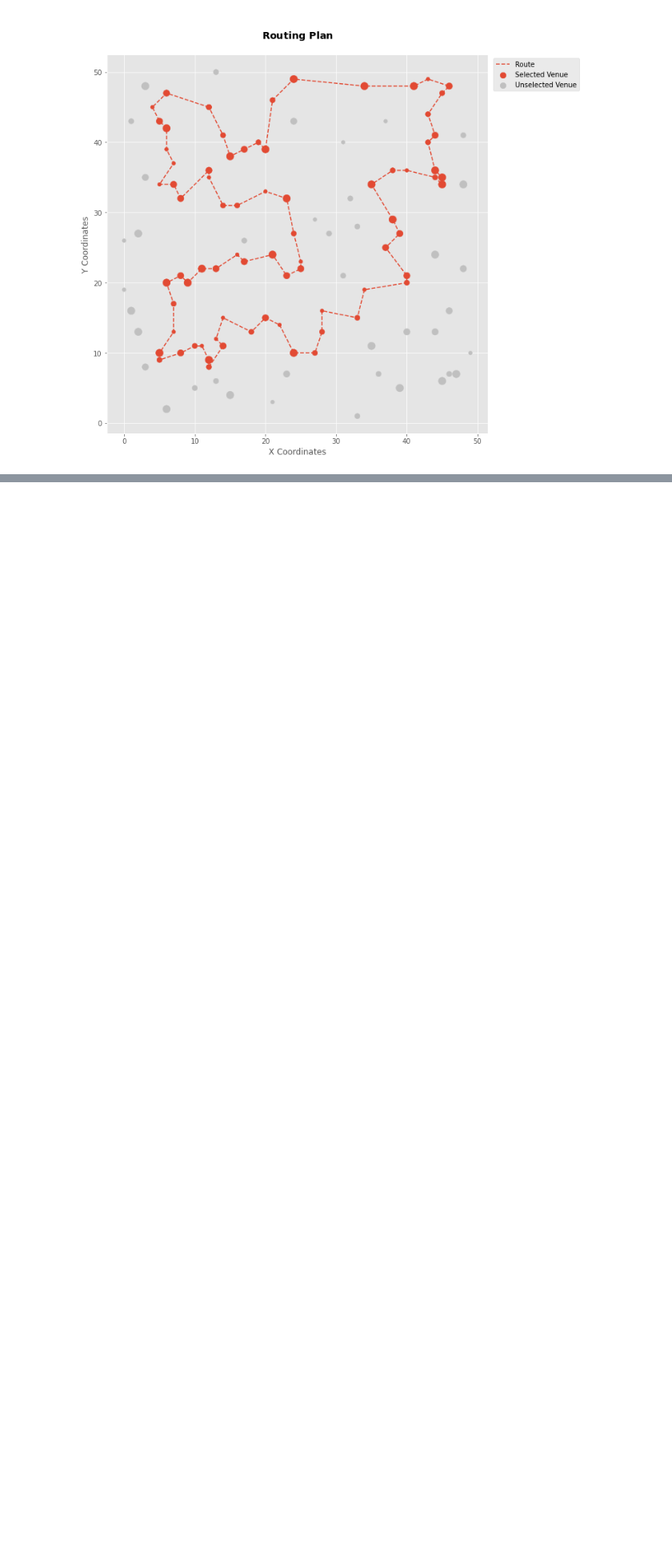
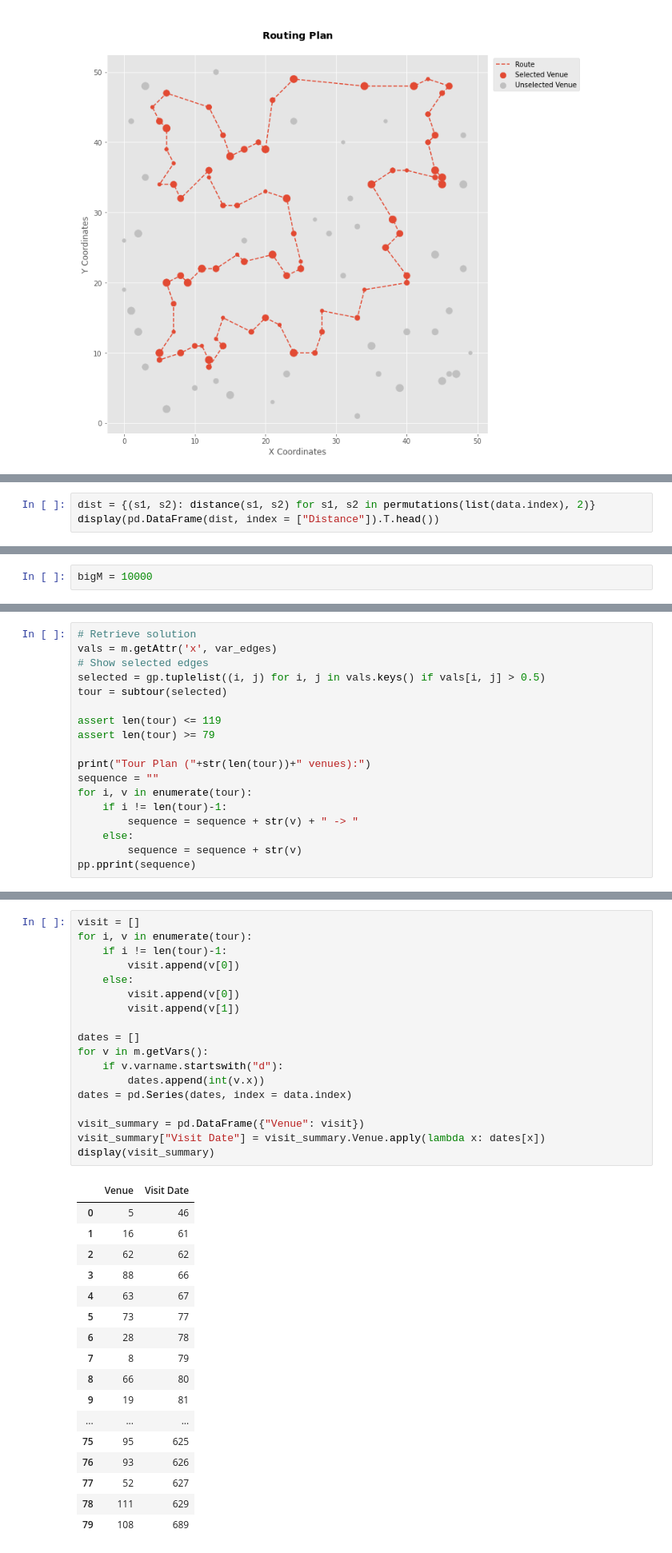
Before and after one commit to yingfangliang/concert-tour-routing, a Jupyter notebook: Concert Tour Routing Plan Optimization.ipynb, the cells around one changed output, grey strips where cells are left out. Shown at 80% size. Saved outputs shown, nothing was run; the diff lists cells and outputs as text; blank space fills up the shorter version.

Commit message:
added implementation of venue availability

```diff
--- a/Concert Tour Routing Plan Optimization.ipynb
+++ b/Concert Tour Routing Plan Optimization.ipynb
@@ -643,0 +661,3 @@ plt.show()
+# %%
+dist = {(s1, s2): distance(s1, s2) for s1, s2 in permutations(list(data.index), 2)}
+display(pd.DataFrame(dist, index = ["Distance"]).T.head())
@@ -643,0 +677,2 @@ plt.show()
+# %%
+bigM = 10000
@@ -643,0 +850,18 @@ plt.show()
+# %%
+# Retrieve solution
+vals = m.getAttr('x', var_edges)
+# Show selected edges
+selected = gp.tuplelist((i, j) for i, j in vals.keys() if vals[i, j] > 0.5)
+tour = subtour(selected)
+
+assert len(tour) <= 119
+assert len(tour) >= 79
+
+print("Tour Plan ("+str(len(tour))+" venues):")
+sequence = ""
+for i, v in enumerate(tour):
+    if i != len(tour)-1:
+        sequence = sequence + str(v) + " -> "
+    else:
+        sequence = sequence + str(v)
+pp.pprint(sequence)
@@ -643,0 +939,36 @@ plt.show()
+# %%
+visit = []
+for i, v in enumerate(tour):
+    if i != len(tour)-1:
+        visit.append(v[0])
+    else:
+        visit.append(v[0])
+        visit.append(v[1])
+
+dates = []
+for v in m.getVars():
+    if v.varname.startswith("d"):
+        dates.append(int(v.x))
+dates = pd.Series(dates, index = data.index)
+
+visit_summary = pd.DataFrame({"Venue": visit})
+visit_summary["Visit Date"] = visit_summary.Venue.apply(lambda x: dates[x])
+display(visit_summary)
+# %% [output]
+|  | Venue | Visit Date |
+| 0 | 5 | 46 |
+| 1 | 16 | 61 |
+| 2 | 62 | 62 |
+| 3 | 88 | 66 |
+| 4 | 63 | 67 |
+| 5 | 73 | 77 |
+| 6 | 28 | 78 |
+| 7 | 8 | 79 |
+| 8 | 66 | 80 |
+| 9 | 19 | 81 |
+| ... | ... | ... |
+| 75 | 95 | 625 |
+| 76 | 93 | 626 |
+| 77 | 52 | 627 |
+| 78 | 111 | 629 |
+| 79 | 108 | 689 |
```
Also changed, not shown: parts of 18 cells of this notebook.
